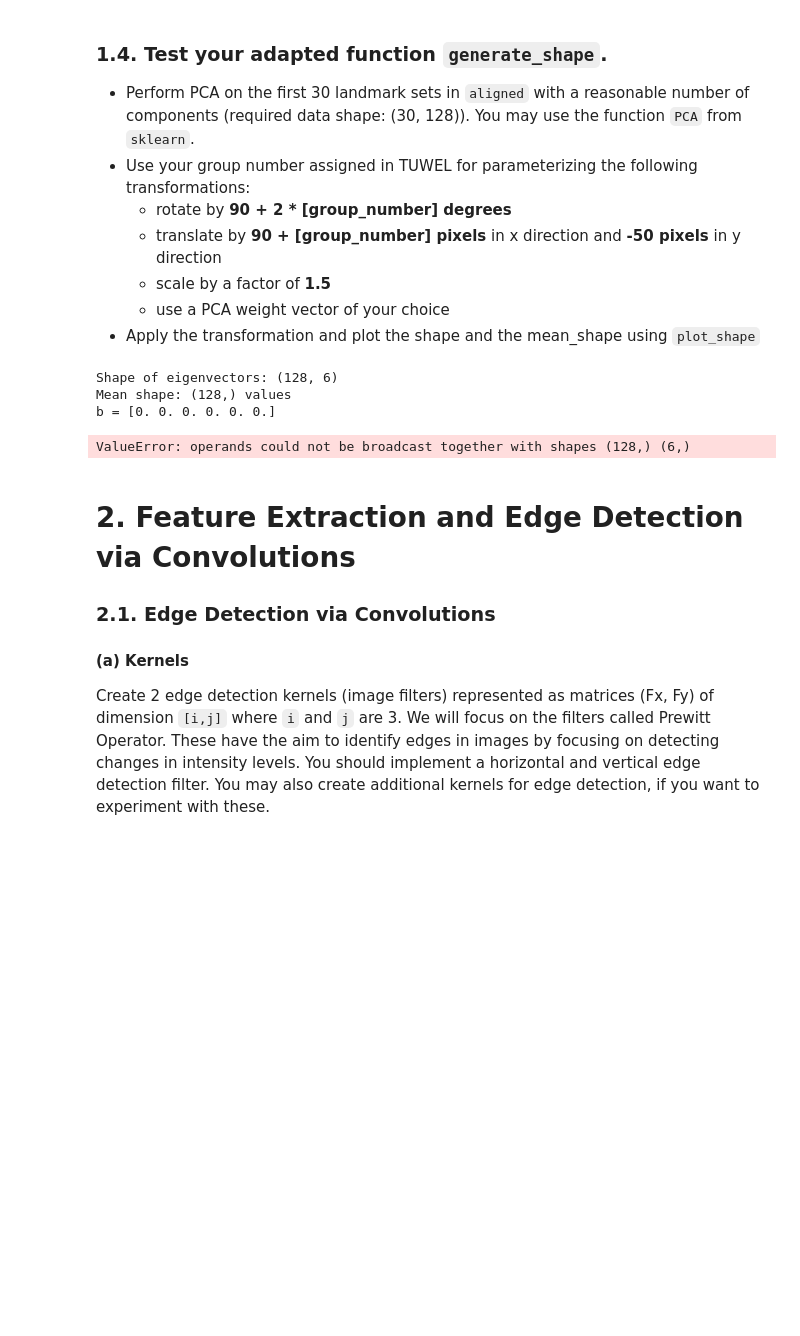
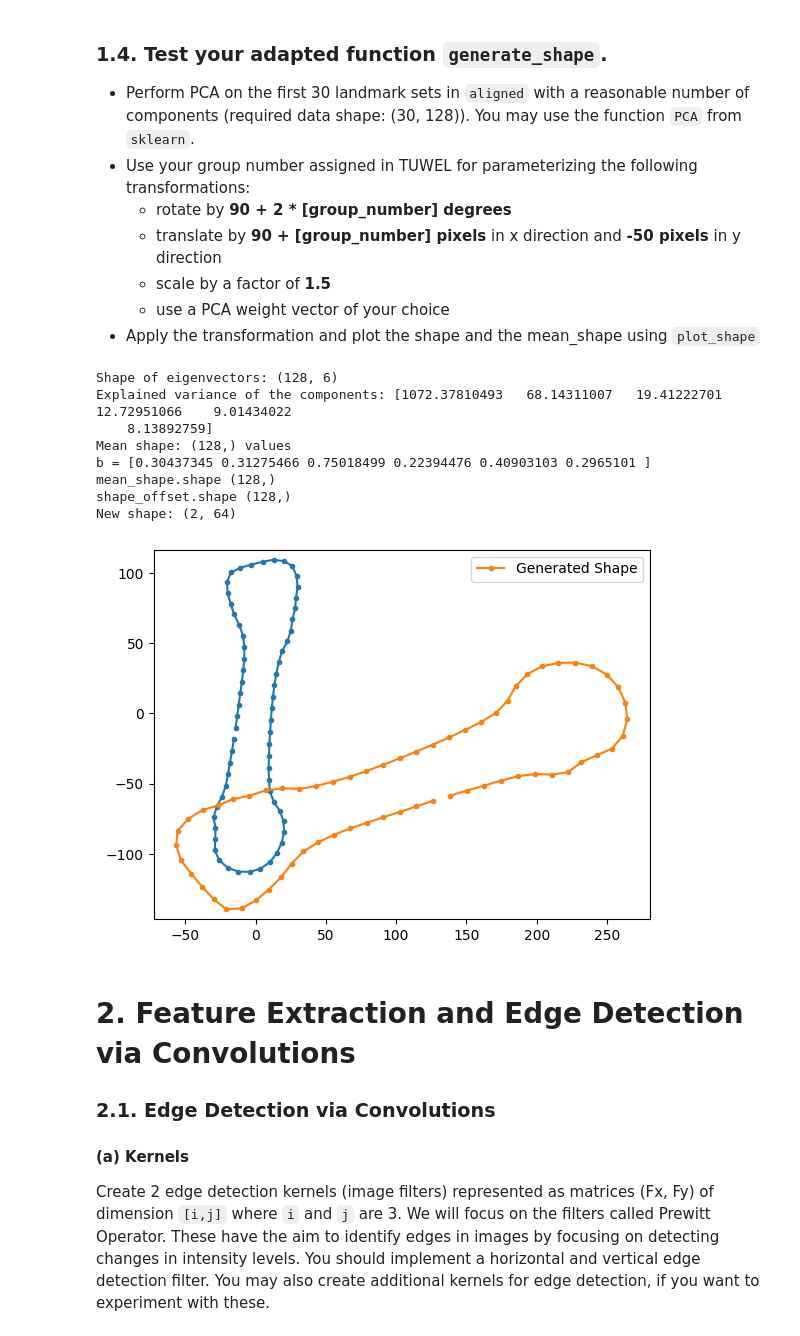
Before and after one commit to nikoczernin/MedicalAnalysis2, a Jupyter notebook: notebook.ipynb, the cells around one changed output. Cells and saved outputs as stored; diff of their text form; code cells hidden in the pictures; blank space fills up the shorter version.

```diff
--- a/notebook.ipynb
+++ b/notebook.ipynb
@@ -220,41 +172,53 @@ New shape: (2, 64)
 # %%
 from helper_functions import plot_shape
 from sklearn.decomposition import PCA
 
 # 128 = 64 landmarks with 2 coordinate values each
 data = np.stack([lm.flatten() for lm in aligned[:30]])  # shape (30,128)
 
-n_comp = 6 # TODO: choose number of components
+n_comp = 6 # choose number of components
 
 # Perform PCA on the data and get the eigen vectors, eigen values, and mean shape
 pca = PCA(n_components = n_comp)
 pca.fit(data)
 # extrac the eigenvecs
 eigen_vectors = pca.components_.T
 print("Shape of eigenvectors:", eigen_vectors.shape)
+# extract the eigenvalues to find out how many components to use before this
+eigen_values = pca.explained_variance_
+print("Explained variance of the components:", eigen_values)
+# i.e. i first tried 30, then saw that 6 sounds reasonable and adjusted n_comp to 6
+
+# get the mean shape
 mean_shape = pca.mean_
 print(f"Mean shape: {mean_shape.shape} values")
 
 ## PCA weight vector (zeros uses mean shape)
-# choose b
-b = np.zeros(n_comp)
+# Im choosing a random weight vector
+b = np.random.rand(n_comp)
 print("b =", b)
 
 # Affine transform parameters for testing
-scaling = 1# TODO: set scaling
-rotation = 0# TODO: set roation
-x_t, y_t = 0, 0# TODO: set x and y translation
+group_number = 13
+scaling = 1.5 # TODO: set scaling
+rotation = 90 + 2 * group_number # TODO: set roation
+x_t, y_t = 90 + group_number, -50 # TODO: set x and y translation
 
-# TODO: Generate the shape
+# Generate the shape
 new_shape = generate_shape(b, eigen_vectors, mean_shape, scaling, rotation, x_t, y_t)
 
 # Plot the generated and mean shapes
 plot_shape(new_shape, mean_shape)
 # %% [output]
 Shape of eigenvectors: (128, 6)
+Explained variance of the components: [1072.37810493   68.14311007   19.41222701   12.72951066    9.01434022
+    8.13892759]
 Mean shape: (128,) values
-b = [0. 0. 0. 0. 0. 0.]
+b = [0.30437345 0.31275466 0.75018499 0.22394476 0.40903103 0.2965101 ]
+mean_shape.shape (128,)
+shape_offset.shape (128,)
+New shape: (2, 64)
-ValueError: operands could not be broadcast together with shapes (128,) (6,)
+[figure, added]
 # %% [markdown]
 # 2. Feature Extraction and Edge Detection via Convolutions
 
```
Also changed, not shown: parts of 1 cell of this notebook.
